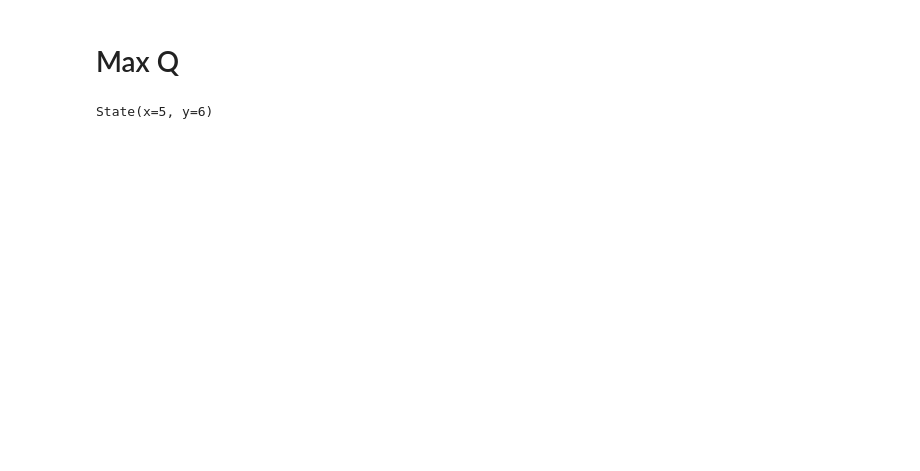
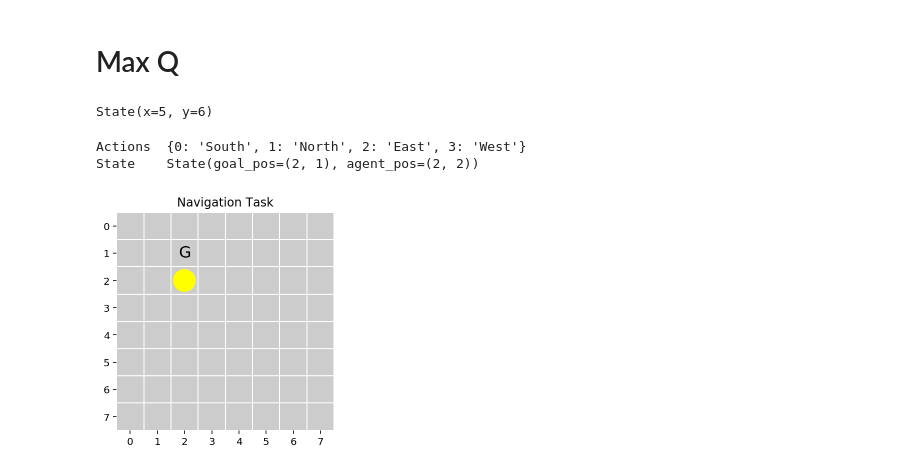
Before and after one commit to SithHappens/Reinforcement-Learning, a Jupyter notebook: Hierarchical Learning/Max Q.ipynb, the cells around one changed output. Saved outputs shown, nothing was run; the diff lists cells and outputs as text; code cells hidden in the pictures; blank space fills up the shorter version.

```diff
--- a/Hierarchical Learning/Max Q.ipynb
+++ b/Hierarchical Learning/Max Q.ipynb
@@ -154,3 +156,15 @@ class NavigationTask:
         ax.title.set_text(self.title)
         ax.add_patch(plt.Circle(xy=self.agent_pos, radius=0.4, color=yellow))
         ax.text(self.goal_pos[0], self.goal_pos[1], 'G', fontsize=16, horizontalalignment='center', verticalalignment='center')
+
+
+nav_task = NavigationTask(env, goal_pos=(2,1))
+# %%
+print('Actions\t', nav_task.actions)
+print('State\t', nav_task.state)
+
+env.render(nav_task)
+# %% [output]
+Actions  {0: 'South', 1: 'North', 2: 'East', 3: 'West'}
+State    State(goal_pos=(2, 1), agent_pos=(2, 2))
+[figure, added]
```
Also changed, not shown: parts of 9 cells of this notebook.
